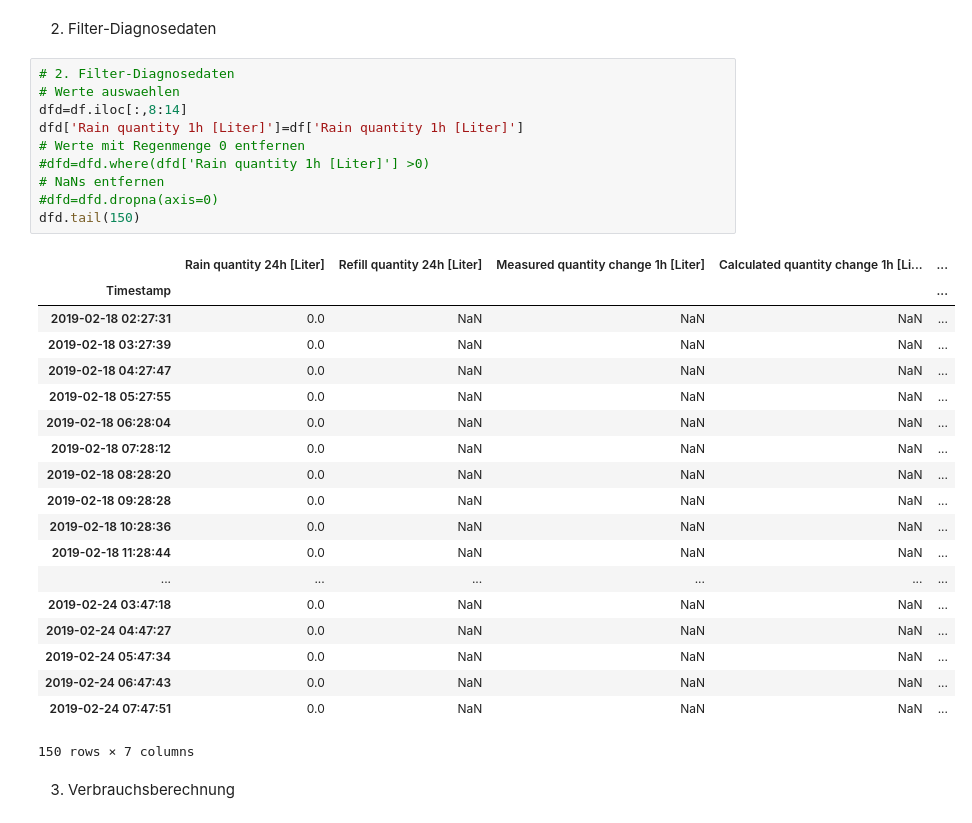
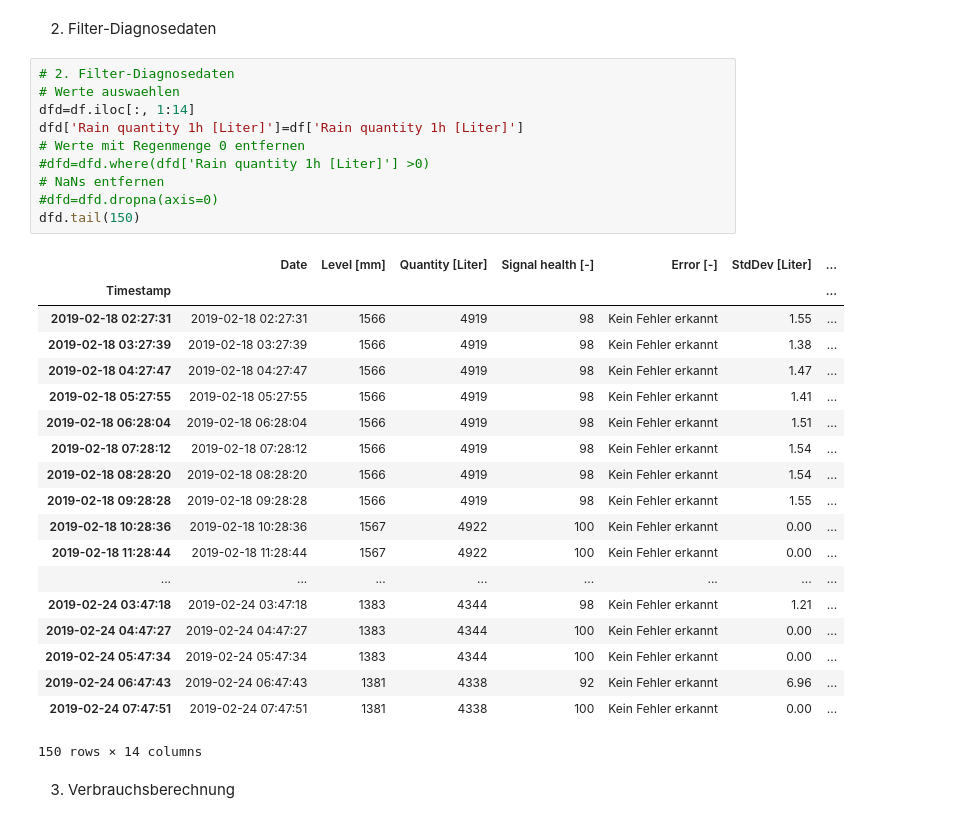
Before and after one commit to Andi0802/LevelMeasurement, a Jupyter notebook: log/Auswertung_Level.ipynb, the cells around one changed output. Drawn from its saved outputs; the diff is of its cells as text.

```diff
--- a/log/Auswertung_Level.ipynb
+++ b/log/Auswertung_Level.ipynb
@@ -211,33 +211,33 @@ dfg.tail()
 # %%
 # 2. Filter-Diagnosedaten
 # Werte auswaehlen
-dfd=df.iloc[:,8:14]
+dfd=df.iloc[:, 1:14]
 dfd['Rain quantity 1h [Liter]']=df['Rain quantity 1h [Liter]']
 # Werte mit Regenmenge 0 entfernen
 #dfd=dfd.where(dfd['Rain quantity 1h [Liter]'] >0)
 # NaNs entfernen
 #dfd=dfd.dropna(axis=0)
 dfd.tail(150)
 # %% [output]
-|  | Rain quantity 24h [Liter] | Refill quantity 24h [Liter] | Measured quantity change 1h [Liter] | Calculated quantity change 1h [Li... | ... |
-| Timestamp |  |  |  |  | ... |
-| 2019-02-18 02:27:31 | 0.0 | NaN | NaN | NaN | ... |
-| 2019-02-18 03:27:39 | 0.0 | NaN | NaN | NaN | ... |
-| 2019-02-18 04:27:47 | 0.0 | NaN | NaN | NaN | ... |
-| 2019-02-18 05:27:55 | 0.0 | NaN | NaN | NaN | ... |
-| 2019-02-18 06:28:04 | 0.0 | NaN | NaN | NaN | ... |
-| 2019-02-18 07:28:12 | 0.0 | NaN | NaN | NaN | ... |
-| 2019-02-18 08:28:20 | 0.0 | NaN | NaN | NaN | ... |
-| 2019-02-18 09:28:28 | 0.0 | NaN | NaN | NaN | ... |
-| 2019-02-18 10:28:36 | 0.0 | NaN | NaN | NaN | ... |
-| 2019-02-18 11:28:44 | 0.0 | NaN | NaN | NaN | ... |
-| ... | ... | ... | ... | ... | ... |
-| 2019-02-24 03:47:18 | 0.0 | NaN | NaN | NaN | ... |
-| 2019-02-24 04:47:27 | 0.0 | NaN | NaN | NaN | ... |
-| 2019-02-24 05:47:34 | 0.0 | NaN | NaN | NaN | ... |
-| 2019-02-24 06:47:43 | 0.0 | NaN | NaN | NaN | ... |
-| 2019-02-24 07:47:51 | 0.0 | NaN | NaN | NaN | ... |
+|  | Date | Level [mm] | Quantity [Liter] | Signal health [-] | Error [-] | StdDev [Liter] | ... |
+| Timestamp |  |  |  |  |  |  | ... |
+| 2019-02-18 02:27:31 | 2019-02-18 02:27:31 | 1566 | 4919 | 98 | Kein Fehler erkannt | 1.55 | ... |
+| 2019-02-18 03:27:39 | 2019-02-18 03:27:39 | 1566 | 4919 | 98 | Kein Fehler erkannt | 1.38 | ... |
+| 2019-02-18 04:27:47 | 2019-02-18 04:27:47 | 1566 | 4919 | 98 | Kein Fehler erkannt | 1.47 | ... |
+| 2019-02-18 05:27:55 | 2019-02-18 05:27:55 | 1566 | 4919 | 98 | Kein Fehler erkannt | 1.41 | ... |
+| 2019-02-18 06:28:04 | 2019-02-18 06:28:04 | 1566 | 4919 | 98 | Kein Fehler erkannt | 1.51 | ... |
+| 2019-02-18 07:28:12 | 2019-02-18 07:28:12 | 1566 | 4919 | 98 | Kein Fehler erkannt | 1.54 | ... |
+| 2019-02-18 08:28:20 | 2019-02-18 08:28:20 | 1566 | 4919 | 98 | Kein Fehler erkannt | 1.54 | ... |
+| 2019-02-18 09:28:28 | 2019-02-18 09:28:28 | 1566 | 4919 | 98 | Kein Fehler erkannt | 1.55 | ... |
+| 2019-02-18 10:28:36 | 2019-02-18 10:28:36 | 1567 | 4922 | 100 | Kein Fehler erkannt | 0.00 | ... |
+| 2019-02-18 11:28:44 | 2019-02-18 11:28:44 | 1567 | 4922 | 100 | Kein Fehler erkannt | 0.00 | ... |
+| ... | ... | ... | ... | ... | ... | ... | ... |
+| 2019-02-24 03:47:18 | 2019-02-24 03:47:18 | 1383 | 4344 | 98 | Kein Fehler erkannt | 1.21 | ... |
+| 2019-02-24 04:47:27 | 2019-02-24 04:47:27 | 1383 | 4344 | 100 | Kein Fehler erkannt | 0.00 | ... |
+| 2019-02-24 05:47:34 | 2019-02-24 05:47:34 | 1383 | 4344 | 100 | Kein Fehler erkannt | 0.00 | ... |
+| 2019-02-24 06:47:43 | 2019-02-24 06:47:43 | 1381 | 4338 | 92 | Kein Fehler erkannt | 6.96 | ... |
+| 2019-02-24 07:47:51 | 2019-02-24 07:47:51 | 1381 | 4338 | 100 | Kein Fehler erkannt | 0.00 | ... |
-150 rows × 7 columns
+150 rows × 14 columns
 # %% [markdown]
 3. Verbrauchsberechnung
 # %%
```
Also changed, not shown: parts of 1 cell of this notebook, 16 other files.
